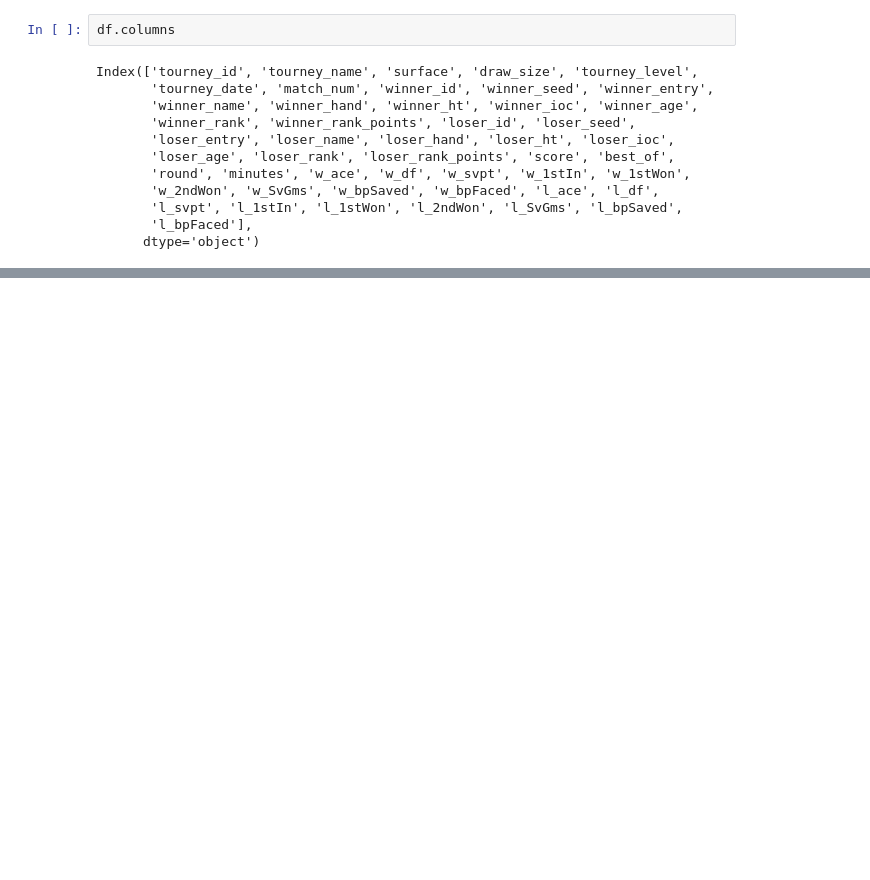
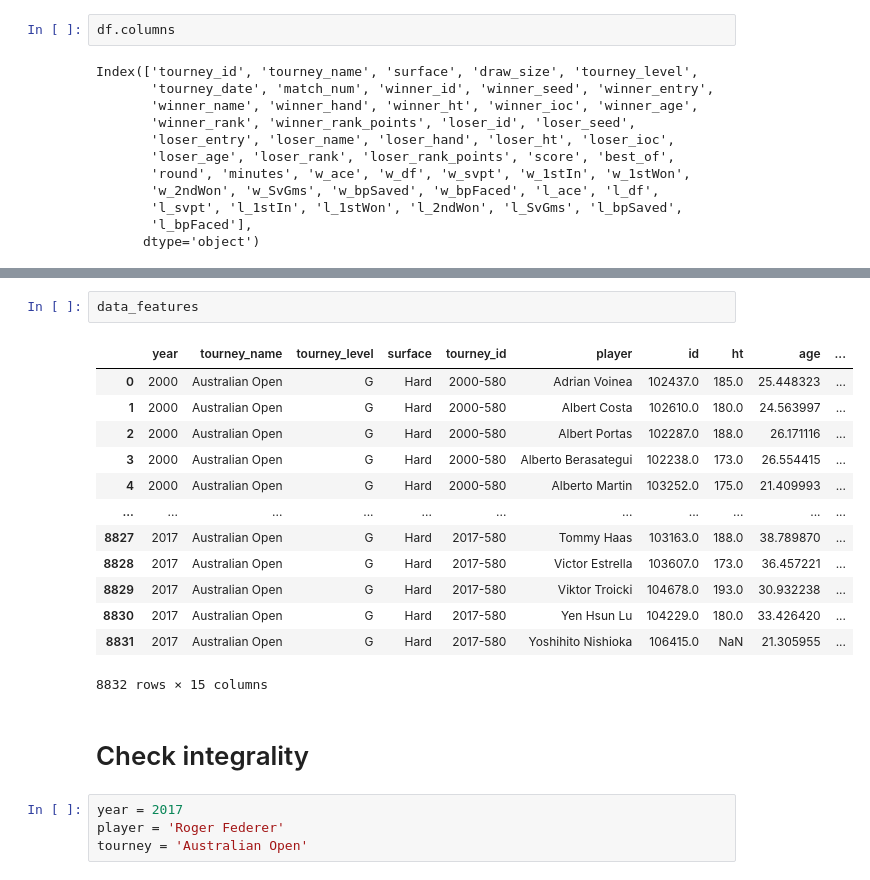
Before and after one commit to johnma96/predict-roland-garros-positions, a Jupyter notebook: notebooks/develop/4.0-jmmz-feature-enginnering.ipynb, the cells around one changed output, grey strips where cells are left out. Saved outputs shown, nothing was run; the diff lists cells and outputs as text; blank space fills up the shorter version.

```diff
--- a/notebooks/develop/4.0-jmmz-feature-enginnering.ipynb
+++ b/notebooks/develop/4.0-jmmz-feature-enginnering.ipynb
@@ -248,0 +241,22 @@ pj_acum_historicos, pg_acum_historico, pp_acum_historico, titulos_ganados_acum,
+# %%
+data_features
+# %% [output]
+|  | year | tourney_name | tourney_level | surface | tourney_id | player | id | ht | age | ... |
+| 0 | 2000 | Australian Open | G | Hard | 2000-580 | Adrian Voinea | 102437.0 | 185.0 | 25.448323 | ... |
+| 1 | 2000 | Australian Open | G | Hard | 2000-580 | Albert Costa | 102610.0 | 180.0 | 24.563997 | ... |
+| 2 | 2000 | Australian Open | G | Hard | 2000-580 | Albert Portas | 102287.0 | 188.0 | 26.171116 | ... |
+| 3 | 2000 | Australian Open | G | Hard | 2000-580 | Alberto Berasategui | 102238.0 | 173.0 | 26.554415 | ... |
+| 4 | 2000 | Australian Open | G | Hard | 2000-580 | Alberto Martin | 103252.0 | 175.0 | 21.409993 | ... |
+| ... | ... | ... | ... | ... | ... | ... | ... | ... | ... | ... |
+| 8827 | 2017 | Australian Open | G | Hard | 2017-580 | Tommy Haas | 103163.0 | 188.0 | 38.789870 | ... |
+| 8828 | 2017 | Australian Open | G | Hard | 2017-580 | Victor Estrella | 103607.0 | 173.0 | 36.457221 | ... |
+| 8829 | 2017 | Australian Open | G | Hard | 2017-580 | Viktor Troicki | 104678.0 | 193.0 | 30.932238 | ... |
+| 8830 | 2017 | Australian Open | G | Hard | 2017-580 | Yen Hsun Lu | 104229.0 | 180.0 | 33.426420 | ... |
+| 8831 | 2017 | Australian Open | G | Hard | 2017-580 | Yoshihito Nishioka | 106415.0 | NaN | 21.305955 | ... |
+8832 rows × 15 columns
+# %% [markdown]
+# Check integrality
+# %%
+year = 2017
+player = 'Roger Federer'
+tourney = 'Australian Open'
```
Also changed, not shown: parts of 26 cells of this notebook.
